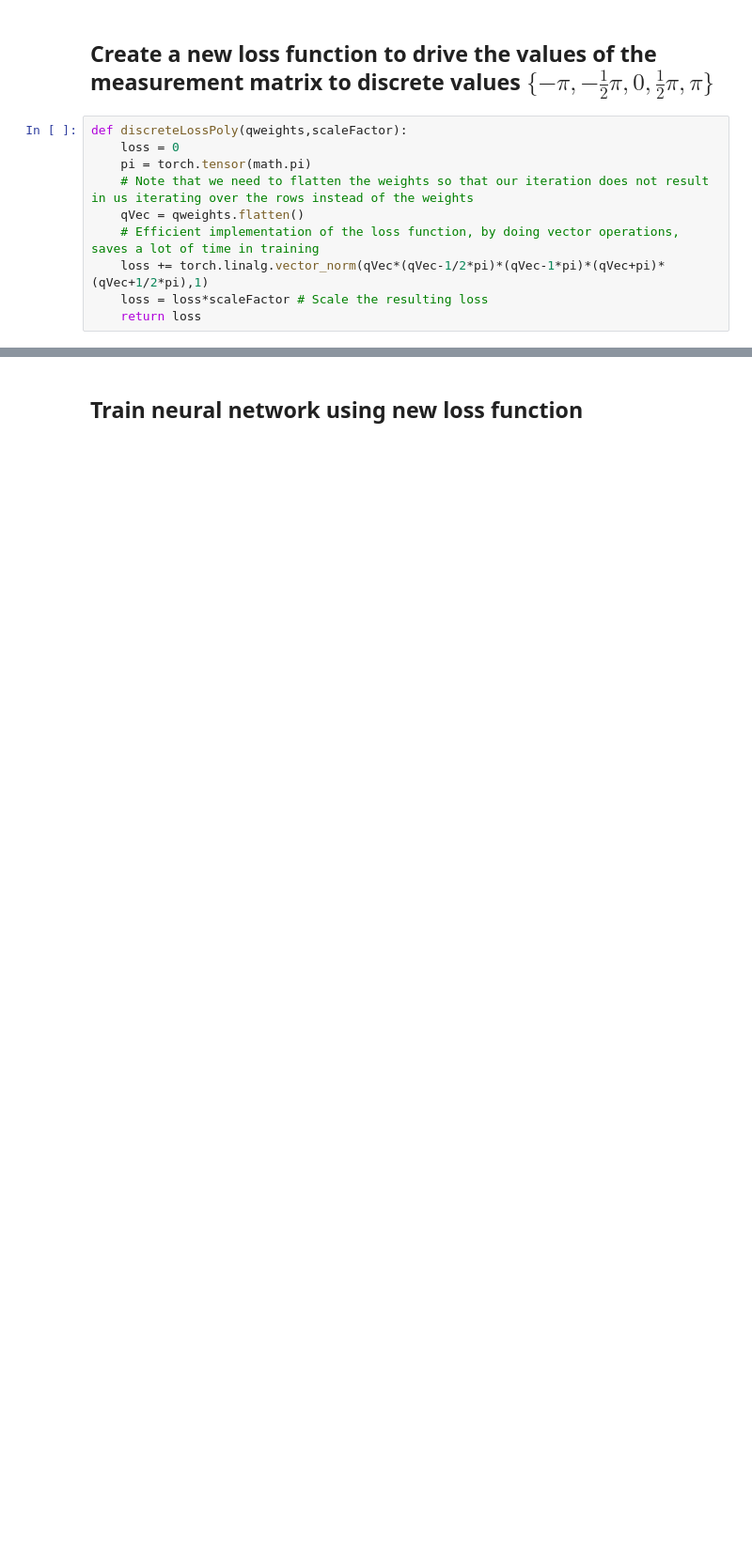
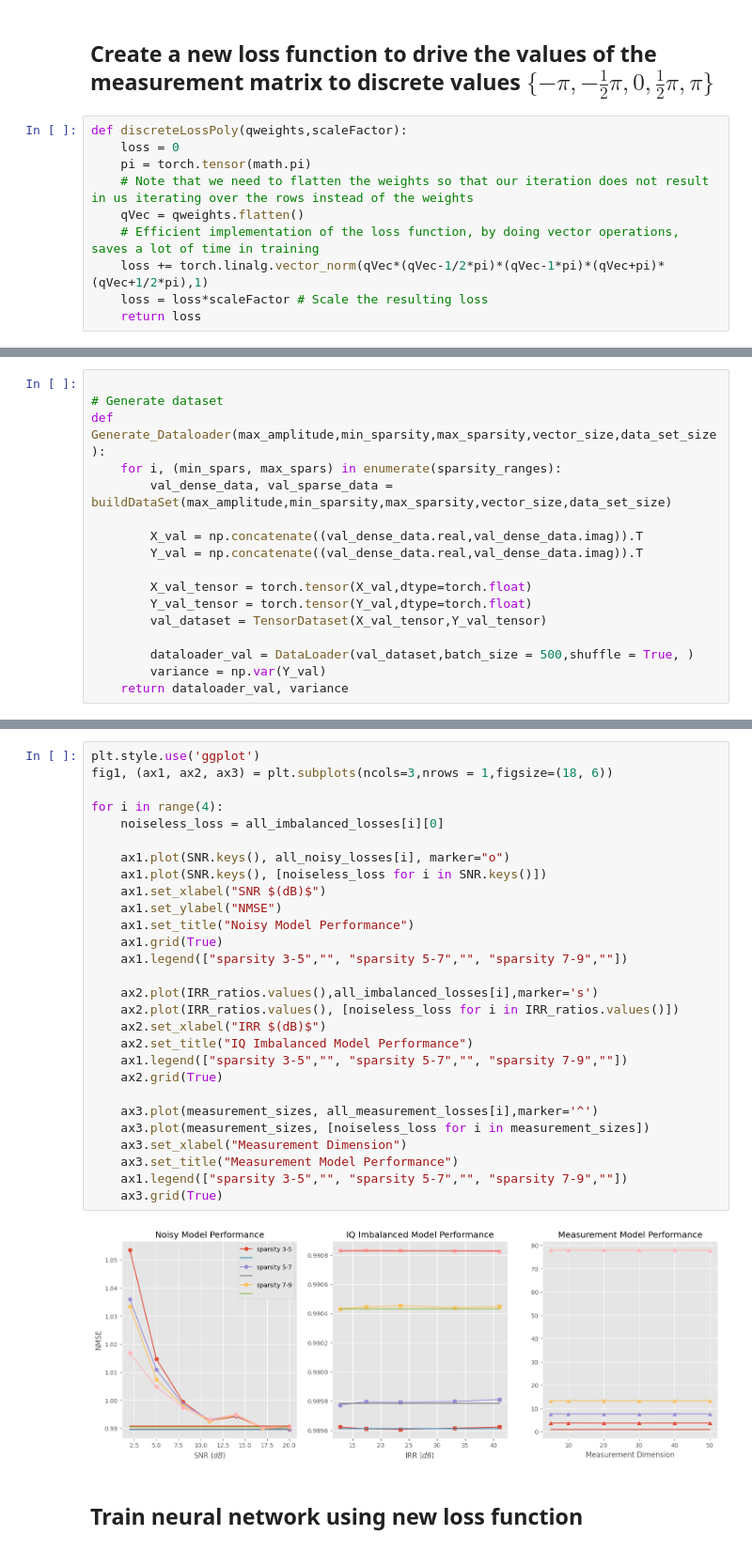
Before and after one commit to tomlijding/DL-based-CS-under-IQ-imbalance, a Jupyter notebook: main.ipynb, the cells around one changed output, grey strips where cells are left out. Shown at 94% size. Cells and saved outputs as stored; diff of their text form; blank space fills up the shorter version.

Commit message:
added loading and evaluation of all models back in

```diff
--- a/main.ipynb
+++ b/main.ipynb
@@ -1005,0 +1050,17 @@ def discreteLossPoly(qweights,scaleFactor):
+# %%
+
+# Generate dataset
+def Generate_Dataloader(max_amplitude,min_sparsity,max_sparsity,vector_size,data_set_size):
+    for i, (min_spars, max_spars) in enumerate(sparsity_ranges):
+        val_dense_data, val_sparse_data = buildDataSet(max_amplitude,min_sparsity,max_sparsity,vector_size,data_set_size)
+
+        X_val = np.concatenate((val_dense_data.real,val_dense_data.imag)).T
+        Y_val = np.concatenate((val_dense_data.real,val_dense_data.imag)).T
+
+        X_val_tensor = torch.tensor(X_val,dtype=torch.float)
+        Y_val_tensor = torch.tensor(Y_val,dtype=torch.float)
+        val_dataset = TensorDataset(X_val_tensor,Y_val_tensor)
+
+        dataloader_val = DataLoader(val_dataset,batch_size = 500,shuffle = True, )
+        variance = np.var(Y_val)
+    return dataloader_val, variance
@@ -1006,3 +1134,33 @@ def discreteLossPoly(qweights,scaleFactor):
+# %%
+plt.style.use('ggplot')
+fig1, (ax1, ax2, ax3) = plt.subplots(ncols=3,nrows = 1,figsize=(18, 6))
+
+for i in range(4):
+    noiseless_loss = all_imbalanced_losses[i][0]
+
+    ax1.plot(SNR.keys(), all_noisy_losses[i], marker="o")
+    ax1.plot(SNR.keys(), [noiseless_loss for i in SNR.keys()])
+    ax1.set_xlabel("SNR $(dB)$")
+    ax1.set_ylabel("NMSE")
+    ax1.set_title("Noisy Model Performance")
+    ax1.grid(True)
+    ax1.legend(["sparsity 3-5","", "sparsity 5-7","", "sparsity 7-9",""])
+
+    ax2.plot(IRR_ratios.values(),all_imbalanced_losses[i],marker='s')
+    ax2.plot(IRR_ratios.values(), [noiseless_loss for i in IRR_ratios.values()])
+    ax2.set_xlabel("IRR $(dB)$")
+    ax2.set_title("IQ Imbalanced Model Performance")
+    ax1.legend(["sparsity 3-5","", "sparsity 5-7","", "sparsity 7-9",""])
+    ax2.grid(True)
+
+    ax3.plot(measurement_sizes, all_measurement_losses[i],marker='^')
+    ax3.plot(measurement_sizes, [noiseless_loss for i in measurement_sizes])
+    ax3.set_xlabel("Measurement Dimension")
+    ax3.set_title("Measurement Model Performance")
+    ax1.legend(["sparsity 3-5","", "sparsity 5-7","", "sparsity 7-9",""])
+    ax3.grid(True)
+# %% [output]
+[figure, added]
 # %% [markdown]
 ## Train neural network using new loss function
 # %%
```
Also changed, not shown: parts of 18 cells of this notebook.
